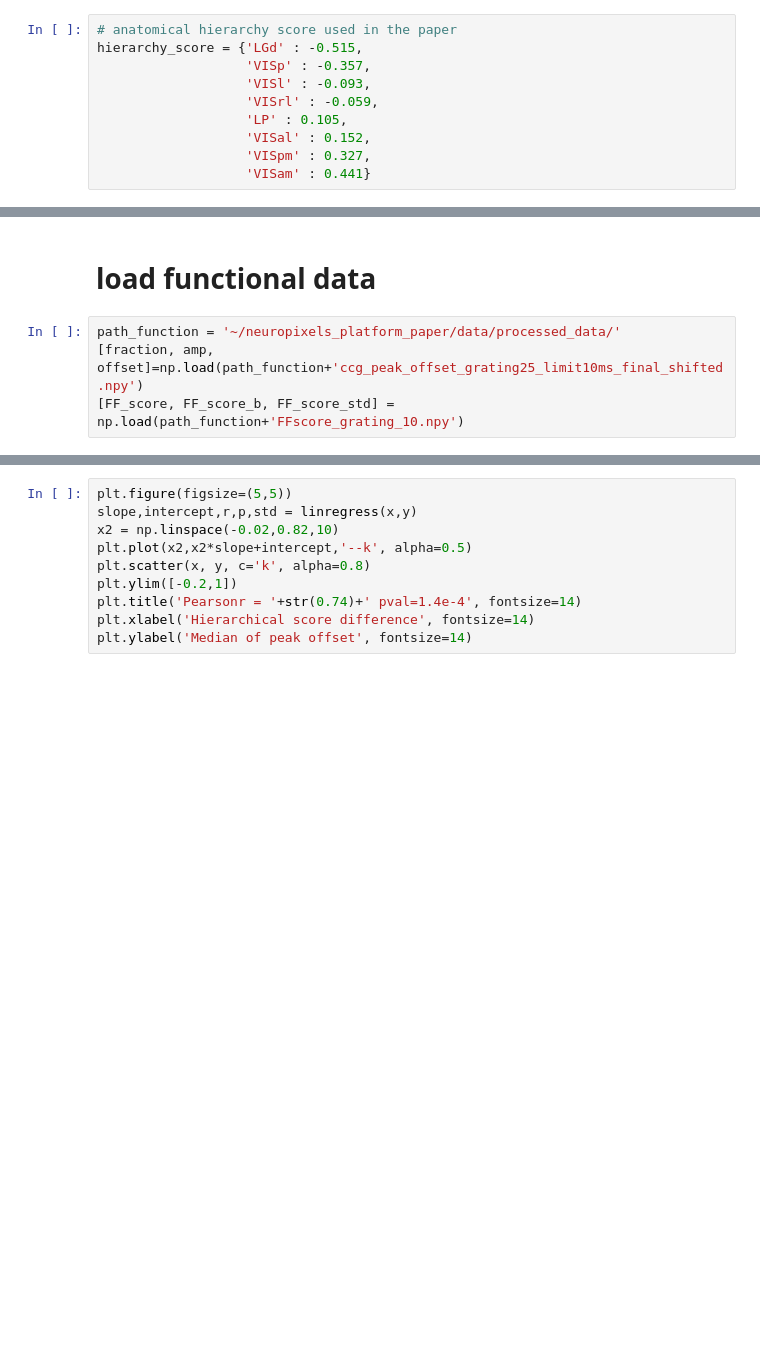
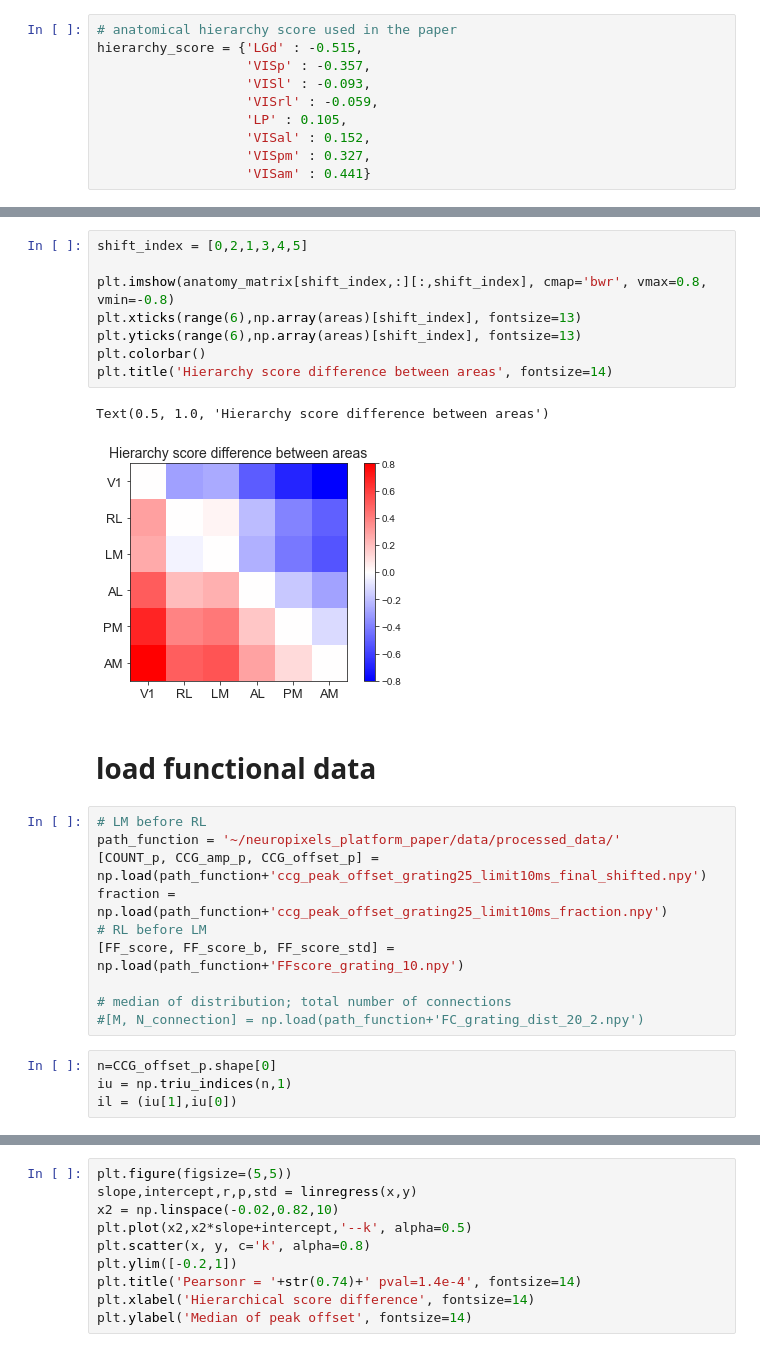
Before and after one commit to AllenInstitute/neuropixels_platform_paper, a Jupyter notebook: Figure2/comparison_anatomical_functional_connectivity_final.ipynb, the cells around one changed output, grey strips where cells are left out. Cells and saved outputs as stored; diff of their text form; blank space fills up the shorter version.

```diff
--- a/Figure2/comparison_anatomical_functional_connectivity_final.ipynb
+++ b/Figure2/comparison_anatomical_functional_connectivity_final.ipynb
@@ -41,8 +38,29 @@ Text(0.5, 1.0, 'Hierarchy score difference between areas')
+# %%
+shift_index = [0,2,1,3,4,5]
+
+plt.imshow(anatomy_matrix[shift_index,:][:,shift_index], cmap='bwr', vmax=0.8, vmin=-0.8)
+plt.xticks(range(6),np.array(areas)[shift_index], fontsize=13)
+plt.yticks(range(6),np.array(areas)[shift_index], fontsize=13)
+plt.colorbar()
+plt.title('Hierarchy score difference between areas', fontsize=14)
+# %% [output]
+Text(0.5, 1.0, 'Hierarchy score difference between areas')
+[figure, added]
 # %% [markdown]
 # load functional data
 # %%
+# LM before RL
 path_function = '~/neuropixels_platform_paper/data/processed_data/'
-[fraction, amp, offset]=np.load(path_function+'ccg_peak_offset_grating25_limit10ms_final_shifted.npy')
+[COUNT_p, CCG_amp_p, CCG_offset_p] = np.load(path_function+'ccg_peak_offset_grating25_limit10ms_final_shifted.npy')
+fraction = np.load(path_function+'ccg_peak_offset_grating25_limit10ms_fraction.npy')
+# RL before LM
 [FF_score, FF_score_b, FF_score_std] = np.load(path_function+'FFscore_grating_10.npy')
+
+# median of distribution; total number of connections
+#[M, N_connection] = np.load(path_function+'FC_grating_dist_20_2.npy')
+# %%
+n=CCG_offset_p.shape[0]
+iu = np.triu_indices(n,1)
+il = (iu[1],iu[0])
 # %%
 m=6
```
Also changed, not shown: parts of 5 cells of this notebook.
